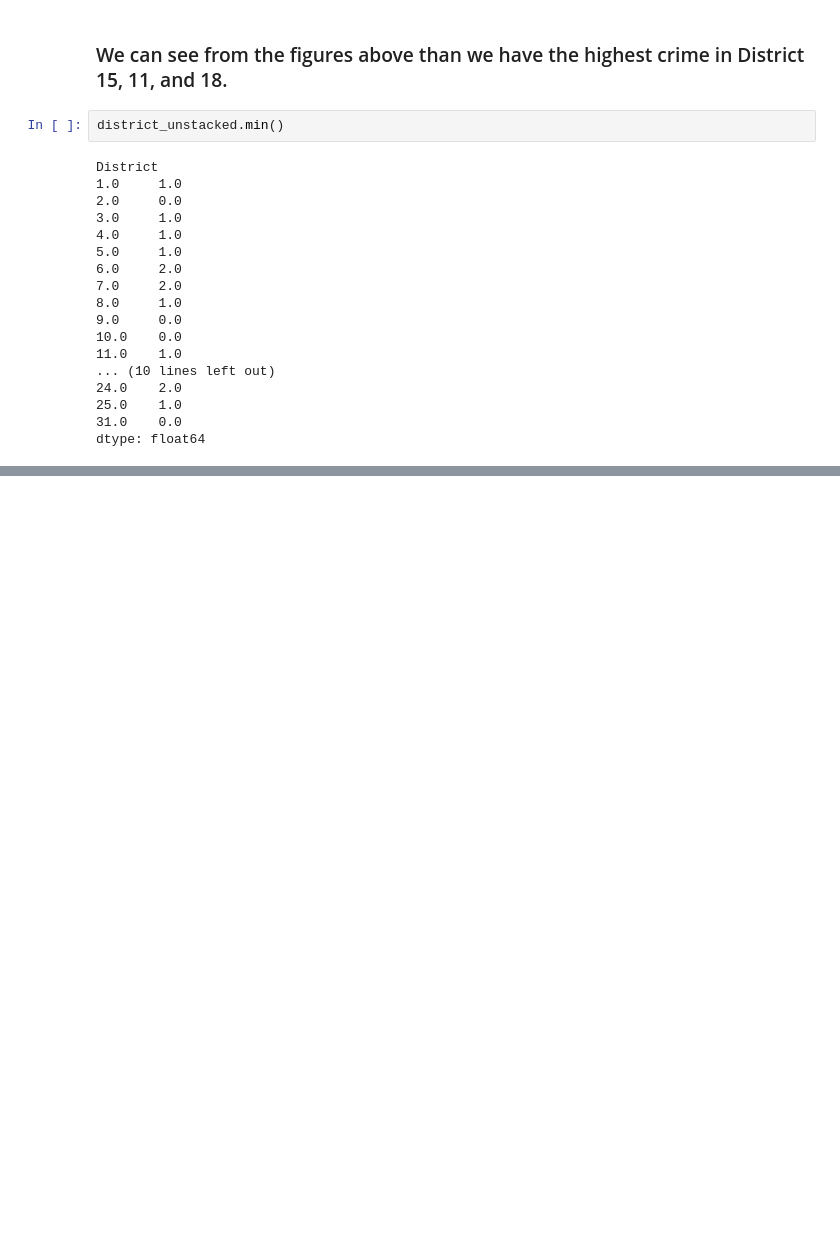
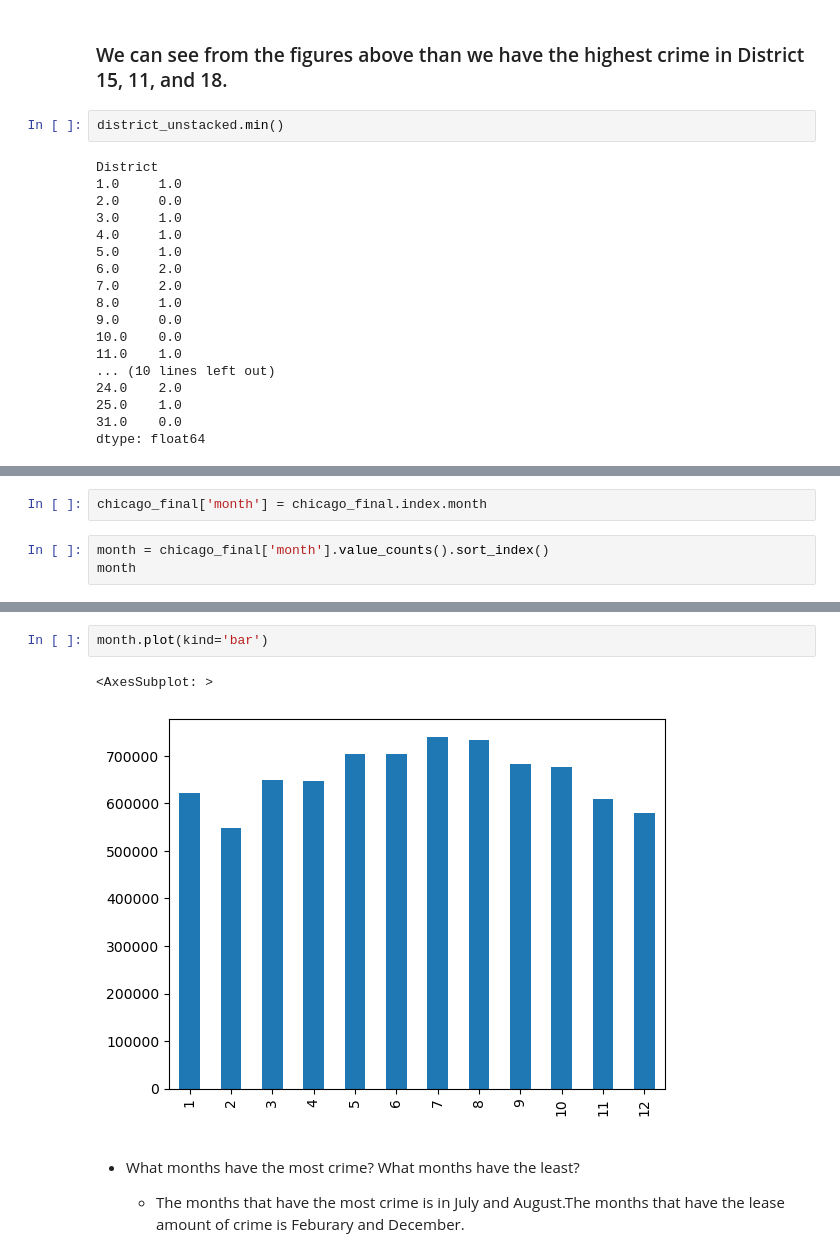
Before and after one commit to valmazan/Project-4---Part-1, a Jupyter notebook: Project 4 - Part 1.ipynb, the cells around one changed output, grey strips where cells are left out. Drawn from its saved outputs; the diff is of its cells as text; blank space fills up the shorter version.

```diff
--- a/Project 4 - Part 1.ipynb
+++ b/Project 4 - Part 1.ipynb
@@ -576,0 +599,5 @@ dtype: float64
+# %%
+chicago_final['month'] = chicago_final.index.month
+# %%
+month = chicago_final['month'].value_counts().sort_index()
+month
@@ -576,0 +618,9 @@ dtype: float64
+# %%
+month.plot(kind='bar')
+# %% [output]
+<AxesSubplot: >
+[figure, added]
+# %% [markdown]
+- What months have the most crime? What months have the least?
+
+  - The months that have the most crime is in July and August.The months that have the lease amount of crime is Feburary and December.
```
Also changed, not shown: parts of 5 cells of this notebook.
